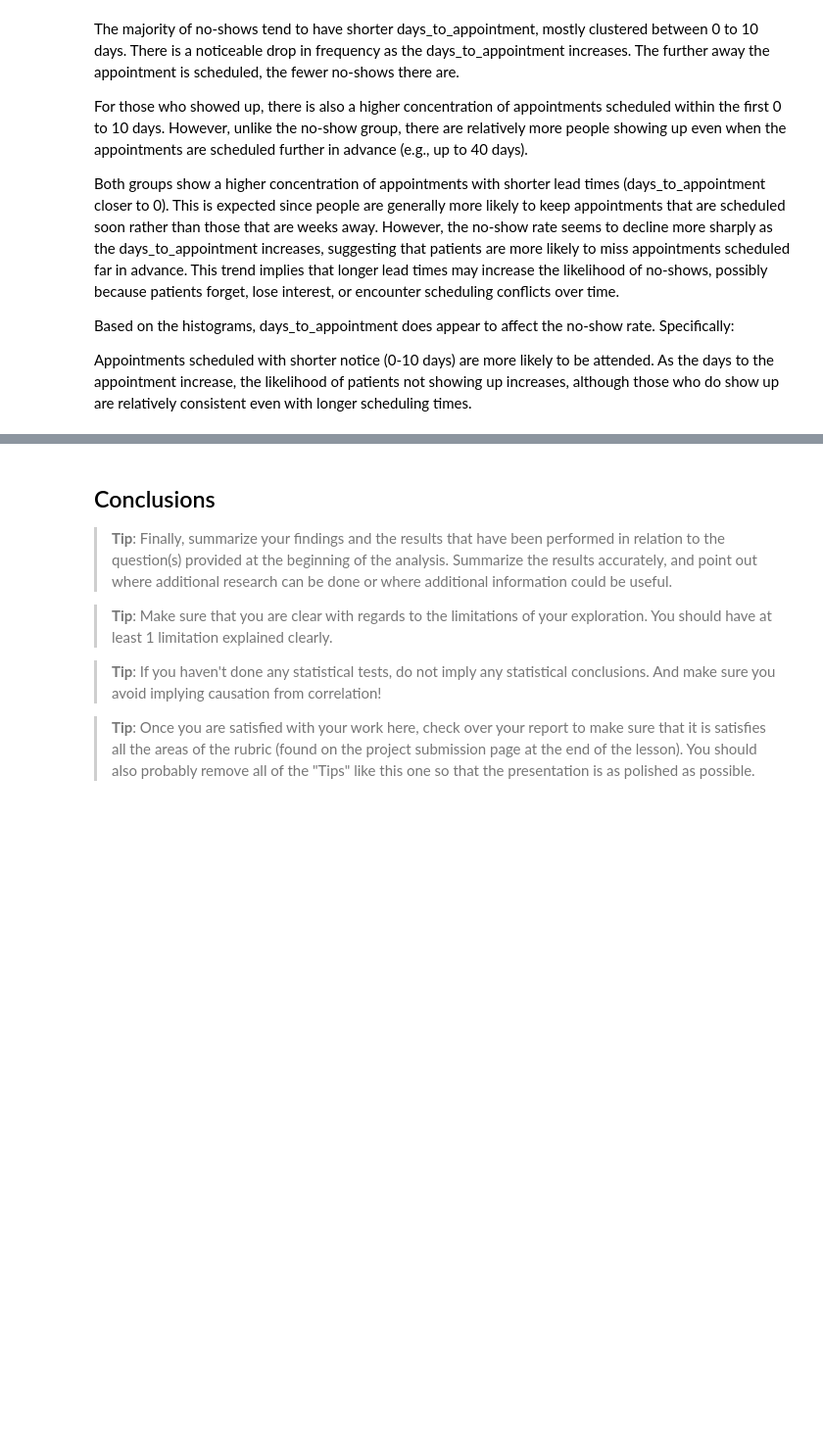
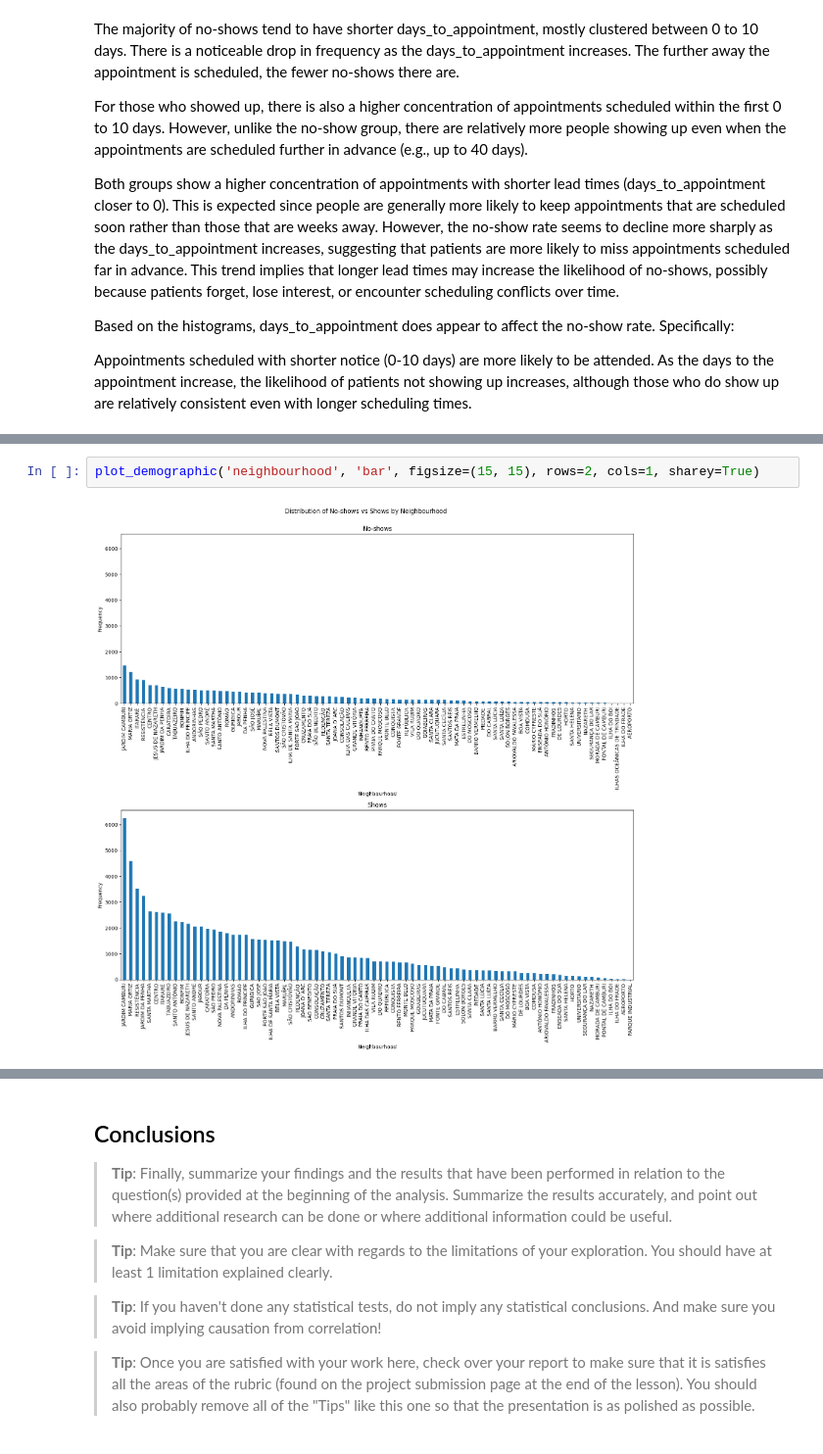
Before and after one commit to obadaDeg/investigate_dataset, a Jupyter notebook: Investigate_a_Dataset.ipynb, the cells around one changed output, grey strips where cells are left out. Shown at 98% size. Drawn from its saved outputs; the diff is of its cells as text; blank space fills up the shorter version.

```diff
--- a/Investigate_a_Dataset.ipynb
+++ b/Investigate_a_Dataset.ipynb
@@ -572,0 +659,4 @@ Objective: Determine whether age, gender, or neighborhood influences no-show rat
+# %%
+plot_demographic('neighbourhood', 'bar', figsize=(15, 15), rows=2, cols=1, sharey=True)
+# %% [output]
+[figure, added]
```
Also changed, not shown: parts of 12 cells of this notebook.
